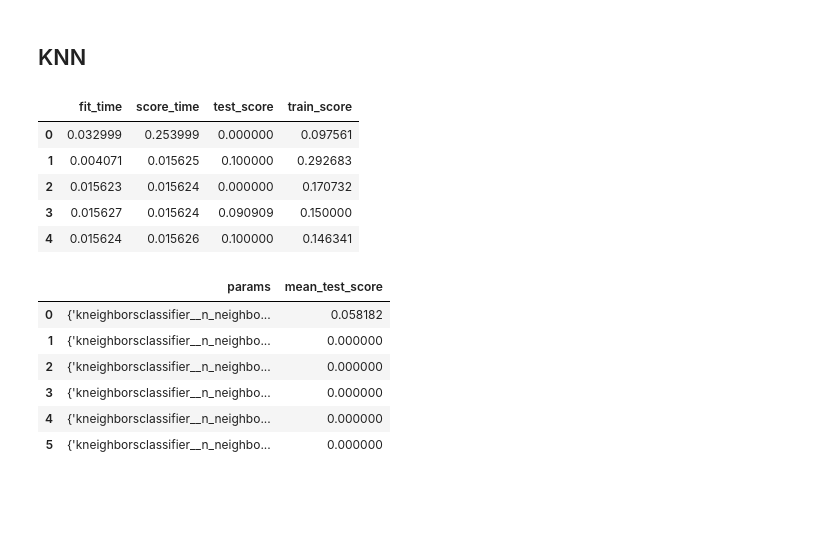
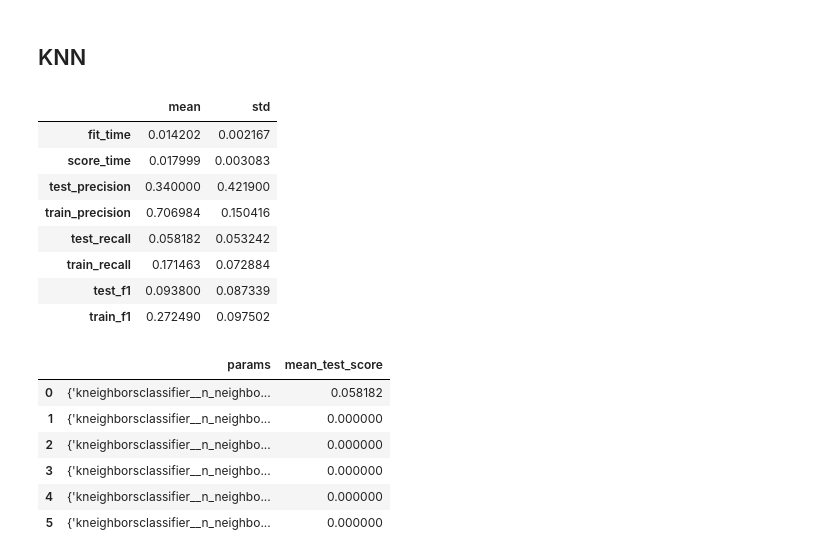
Before and after one commit to UBC-MDS/cervical-cancer-risk, a Jupyter notebook: ml-draft.ipynb, the cells around one changed output. Drawn from its saved outputs; the diff is of its cells as text; code cells hidden in the pictures; blank space fills up the shorter version.

Commit message:
Added table with scoring metrics.

```diff
--- a/ml-draft.ipynb
+++ b/ml-draft.ipynb
@@ -116,17 +116,25 @@ y = data_full[ 'target']
 X_train, X_test, y_train, y_test = train_test_split( X, y, test_size = 0.5, stratify = y, random_state = 123)
 # %% [markdown]
 ## KNN
+# %%
+result_dict = {}
+scoring_metrics = [ 'precision', 'recall', 'f1']
 # %%
 pipe_knn = make_pipeline( column_transformer, KNeighborsClassifier()) # No class weight in KNN
-cv_result = cross_validate( pipe_knn, X_train, y_train, cv = 5, return_train_score = True, scoring = 'recall')
-pd.DataFrame( cv_result)
+
+cv_result = cross_validate( pipe_knn, X_train, y_train, cv = 5, return_train_score = True, scoring = scoring_metrics)
+result_dict[ 'KNN'] = pd.DataFrame( cv_result).agg( [ 'mean', 'std']).T
+result_dict[ 'KNN']
 # %% [output]
-|  | fit_time | score_time | test_score | train_score |
-| 0 | 0.032999 | 0.253999 | 0.000000 | 0.097561 |
-| 1 | 0.004071 | 0.015625 | 0.100000 | 0.292683 |
-| 2 | 0.015623 | 0.015624 | 0.000000 | 0.170732 |
-| 3 | 0.015627 | 0.015624 | 0.090909 | 0.150000 |
-| 4 | 0.015624 | 0.015626 | 0.100000 | 0.146341 |
+|  | mean | std |
+| fit_time | 0.014202 | 0.002167 |
+| score_time | 0.017999 | 0.003083 |
+| test_precision | 0.340000 | 0.421900 |
+| train_precision | 0.706984 | 0.150416 |
+| test_recall | 0.058182 | 0.053242 |
+| train_recall | 0.171463 | 0.072884 |
+| test_f1 | 0.093800 | 0.087339 |
+| train_f1 | 0.272490 | 0.097502 |
 # %%
 param_grid = {
     "kneighborsclassifier__n_neighbors": list( range( 5, 35, 5))
```
Also changed, not shown: parts of 19 cells of this notebook.
